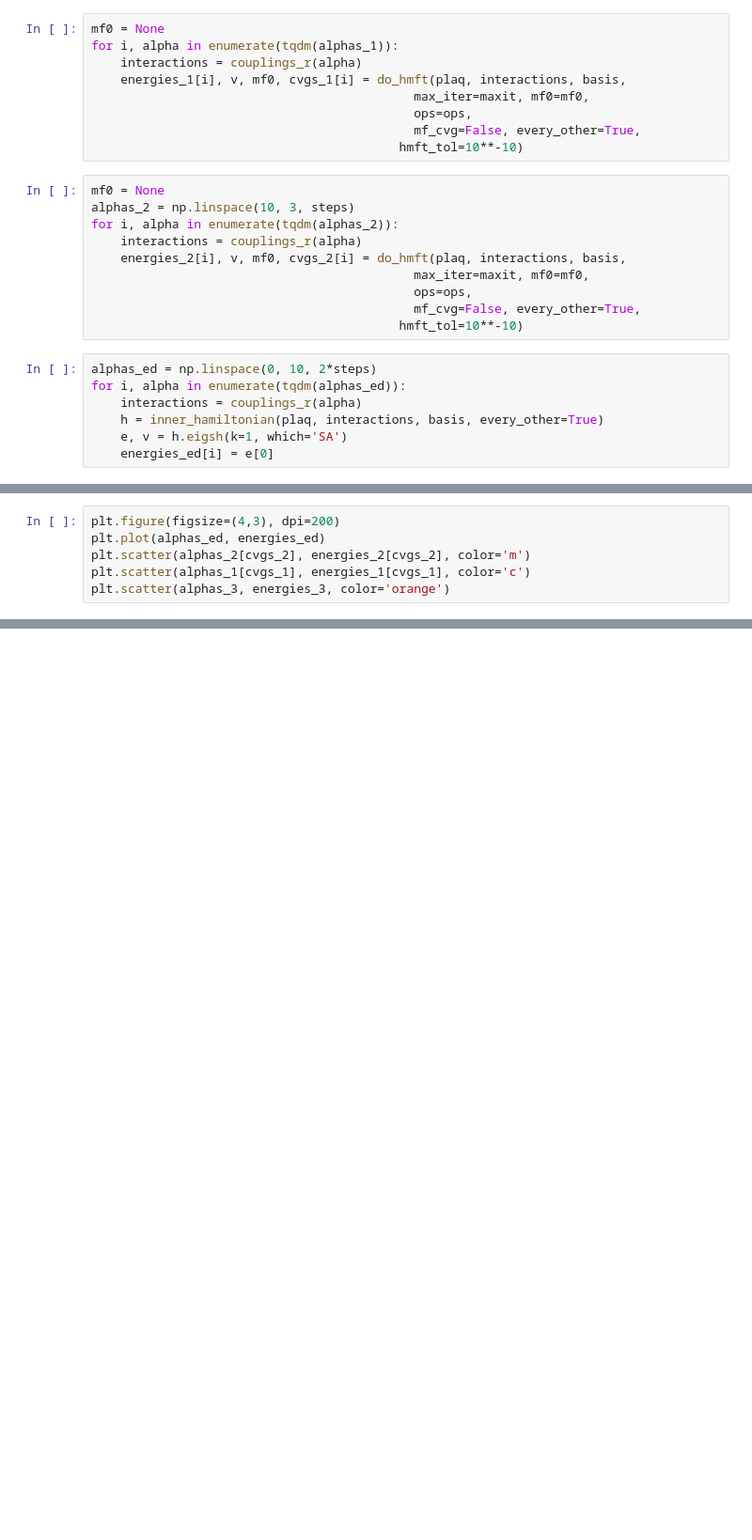
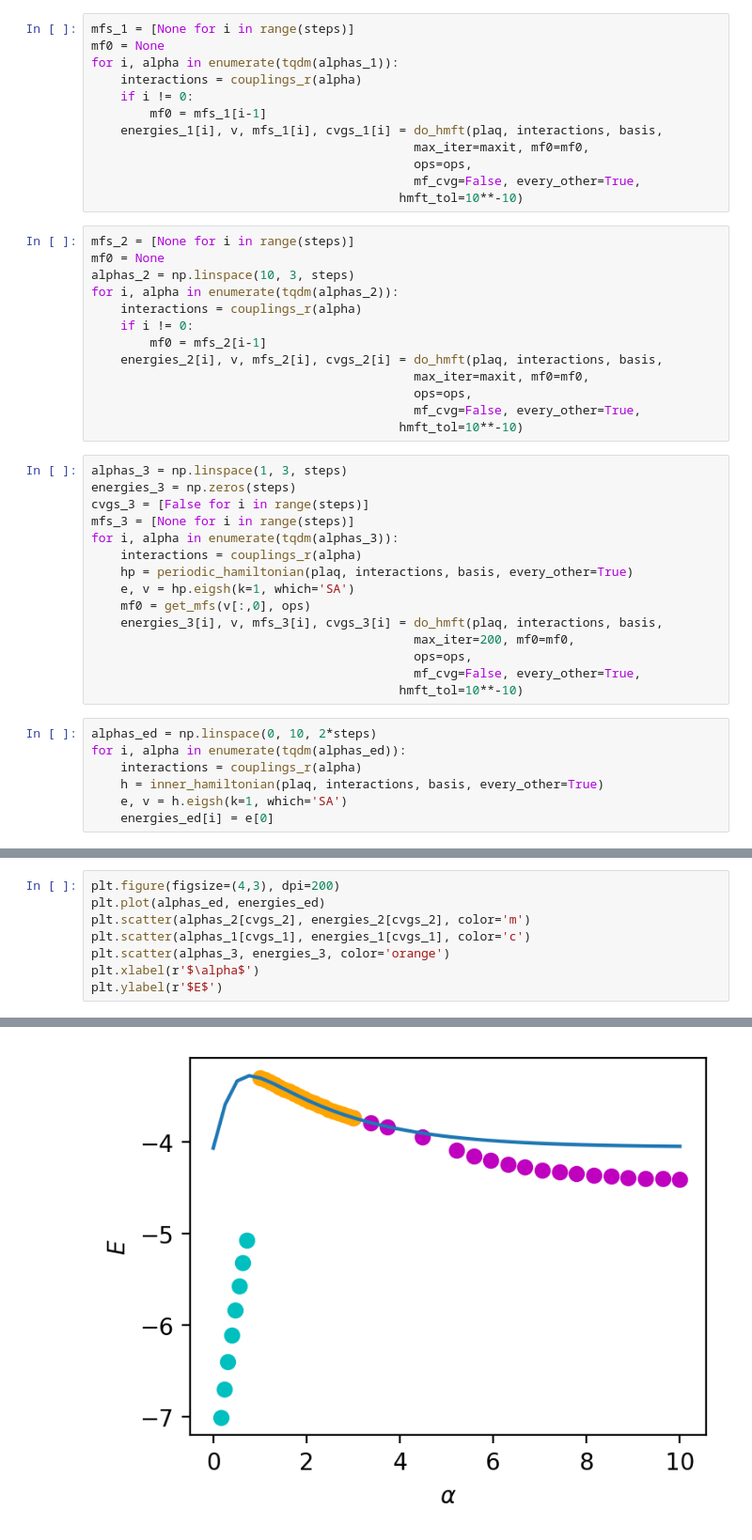
Before and after one commit to wholdhus/hmftpy, a Jupyter notebook: J1J2J3_12.ipynb, the cells around one changed output, grey strips where cells are left out. Shown: that part at 94% size. Saved outputs shown, nothing was run; the diff lists cells and outputs as text; blank space fills up the shorter version.

```diff
--- a/J1J2J3_12.ipynb
+++ b/J1J2J3_12.ipynb
@@ -37,24 +37,45 @@ energies_ed = np.zeros(2*steps)
 cvgs_1 = [False for i in range(steps)]
 cvgs_2 = [False for i in range(steps)]
 # %%
+mfs_1 = [None for i in range(steps)]
 mf0 = None
 for i, alpha in enumerate(tqdm(alphas_1)):
     interactions = couplings_r(alpha)
-    energies_1[i], v, mf0, cvgs_1[i] = do_hmft(plaq, interactions, basis,
+    if i != 0:
+        mf0 = mfs_1[i-1]
+    energies_1[i], v, mfs_1[i], cvgs_1[i] = do_hmft(plaq, interactions, basis,
                                             max_iter=maxit, mf0=mf0,
                                             ops=ops,
                                             mf_cvg=False, every_other=True,
                                           hmft_tol=10**-10)
 # %%
+mfs_2 = [None for i in range(steps)]
 mf0 = None
 alphas_2 = np.linspace(10, 3, steps)
 for i, alpha in enumerate(tqdm(alphas_2)):
     interactions = couplings_r(alpha)
-    energies_2[i], v, mf0, cvgs_2[i] = do_hmft(plaq, interactions, basis,
+    if i != 0:
+        mf0 = mfs_2[i-1]
+    energies_2[i], v, mfs_2[i], cvgs_2[i] = do_hmft(plaq, interactions, basis,
                                             max_iter=maxit, mf0=mf0,
                                             ops=ops,
                                             mf_cvg=False, every_other=True,
                                           hmft_tol=10**-10)
+# %%
+alphas_3 = np.linspace(1, 3, steps)
+energies_3 = np.zeros(steps)
+cvgs_3 = [False for i in range(steps)]
+mfs_3 = [None for i in range(steps)]
+for i, alpha in enumerate(tqdm(alphas_3)):
+    interactions = couplings_r(alpha)
+    hp = periodic_hamiltonian(plaq, interactions, basis, every_other=True)
+    e, v = hp.eigsh(k=1, which='SA')
+    mf0 = get_mfs(v[:,0], ops)
+    energies_3[i], v, mfs_3[i], cvgs_3[i] = do_hmft(plaq, interactions, basis,
+                                            max_iter=200, mf0=mf0,
+                                            ops=ops,
+                                            mf_cvg=False, every_other=True,
+                                          hmft_tol=10**-10)
 # %%
 alphas_ed = np.linspace(0, 10, 2*steps)
 for i, alpha in enumerate(tqdm(alphas_ed)):
@@ -83,3 +89,6 @@ plt.plot(alphas_ed, energies_ed)
 plt.scatter(alphas_2[cvgs_2], energies_2[cvgs_2], color='m')
 plt.scatter(alphas_1[cvgs_1], energies_1[cvgs_1], color='c')
 plt.scatter(alphas_3, energies_3, color='orange')
+plt.xlabel(r'$\alpha$')
+plt.ylabel(r'$E$')
+# %% [output]
@@ -86,3 +96,4 @@ plt.scatter(alphas_3, energies_3, color='orange')
+[figure, added]
 # %%
 plt.figure(figsize=(4,3), dpi=200)
 plt.plot(np.sqrt(3)**-alphas_ed, energies_ed)
```
Also changed, not shown: parts of 3 cells of this notebook, 3 other files.
